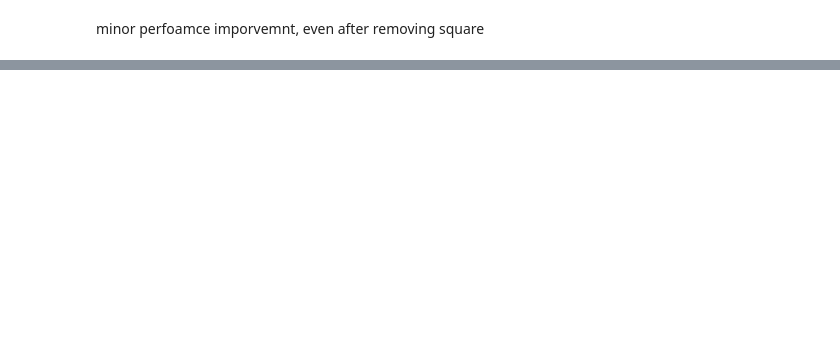
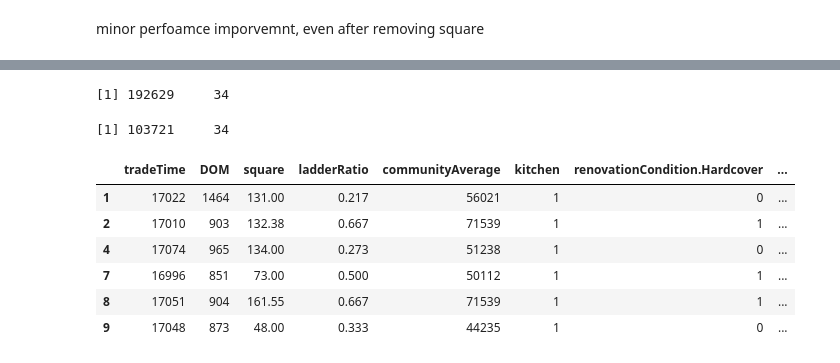
Before and after one commit to ICECSP-Project/prediction-modelling, a Jupyter notebook: Model.ipynb, the cells around one changed output, grey strips where cells are left out. Saved outputs shown, nothing was run; the diff lists cells and outputs as text; code cells hidden in the pictures; blank space fills up the shorter version.

```diff
--- a/Model.ipynb
+++ b/Model.ipynb
@@ -31,6 +34,6 @@ ERROR: Error in library(xgboost): there is no package called ‘xgboost’
 # %%
-#cl_data <- read_csv("../datasets/Dataset 3 Beijing/Datacleaning/cleaned_beijing.csv")
-cl_data <- read_csv("cleaned_beijing.csv")
+cl_data <- read_csv("../datasets/Dataset 3 Beijing/Datacleaning/cleaned_beijing.csv")
+#cl_data <- read_csv("cleaned_beijing.csv")
 cl_data <- cl_data[ -c(1) ]
 # %% [output]
 Warning message:
@@ -496,0 +508,6 @@ minor perfoamce imporvemnt, even after removing square
+# %%
+s_data = select(cl_data, tradeTime,DOM, square,ladderRatio,
+               communityAverage, kitchen, renovationCondition, buildingStructure,
+               fiveYearsProperty, subway,district, totalPrice)
+# %%
+s_data_dm = as.data.frame(dummify(s_data))
@@ -496,0 +524,21 @@ minor perfoamce imporvemnt, even after removing square
+# %%
+set.seed(193)
+inTrain = createDataPartition(s_data_dm$totalPrice, p = 0.65, list = F)
+
+training = s_data_dm[inTrain,]
+testing = s_data_dm[-inTrain,]
+
+dim(training); dim(testing)
+# %% [output]
+[1] 192629     34
+[1] 103721     34
+# %%
+head(training)
+# %% [output]
+|  | tradeTime | DOM | square | ladderRatio | communityAverage | kitchen | renovationCondition.Hardcover | ... |
+| 1 | 17022 | 1464 | 131.00 | 0.217 | 56021 | 1 | 0 | ... |
+| 2 | 17010 | 903 | 132.38 | 0.667 | 71539 | 1 | 1 | ... |
+| 4 | 17074 | 965 | 134.00 | 0.273 | 51238 | 1 | 0 | ... |
+| 7 | 16996 | 851 | 73.00 | 0.500 | 50112 | 1 | 1 | ... |
+| 8 | 17051 | 904 | 161.55 | 0.667 | 71539 | 1 | 1 | ... |
+| 9 | 17048 | 873 | 48.00 | 0.333 | 44235 | 1 | 0 | ... |
```
Also changed, not shown: parts of 55 cells of this notebook, 3 other files.
